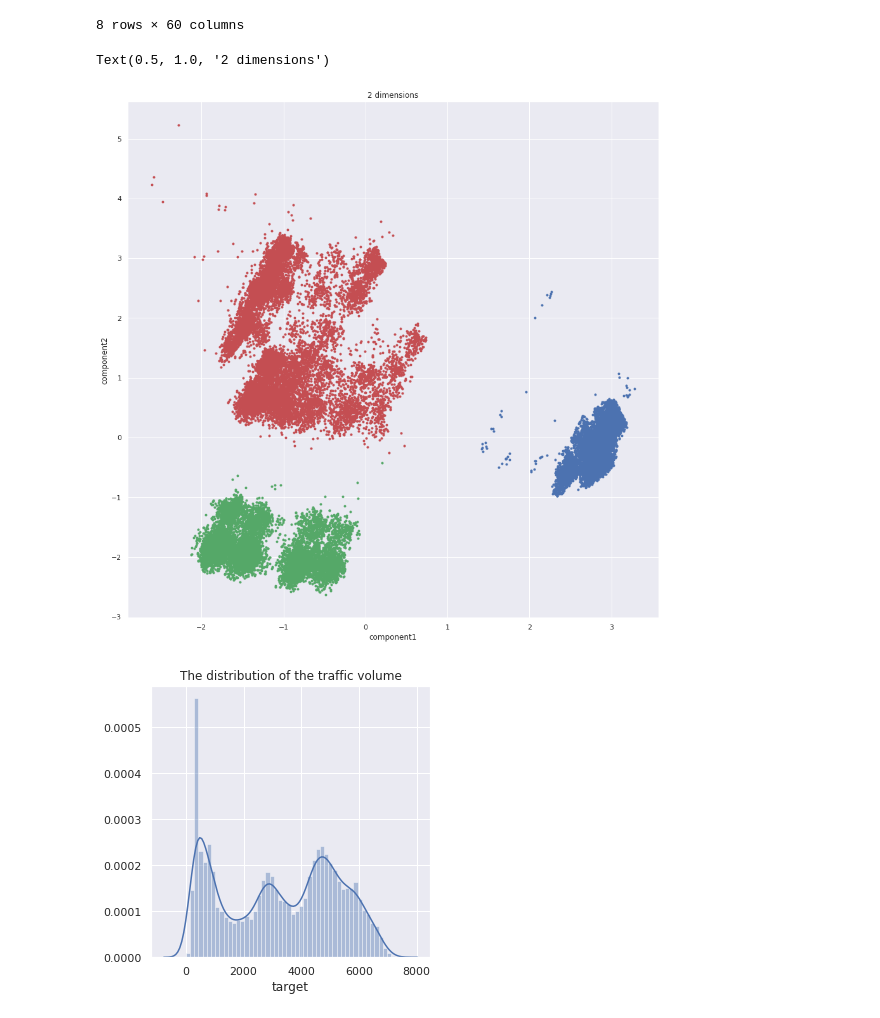
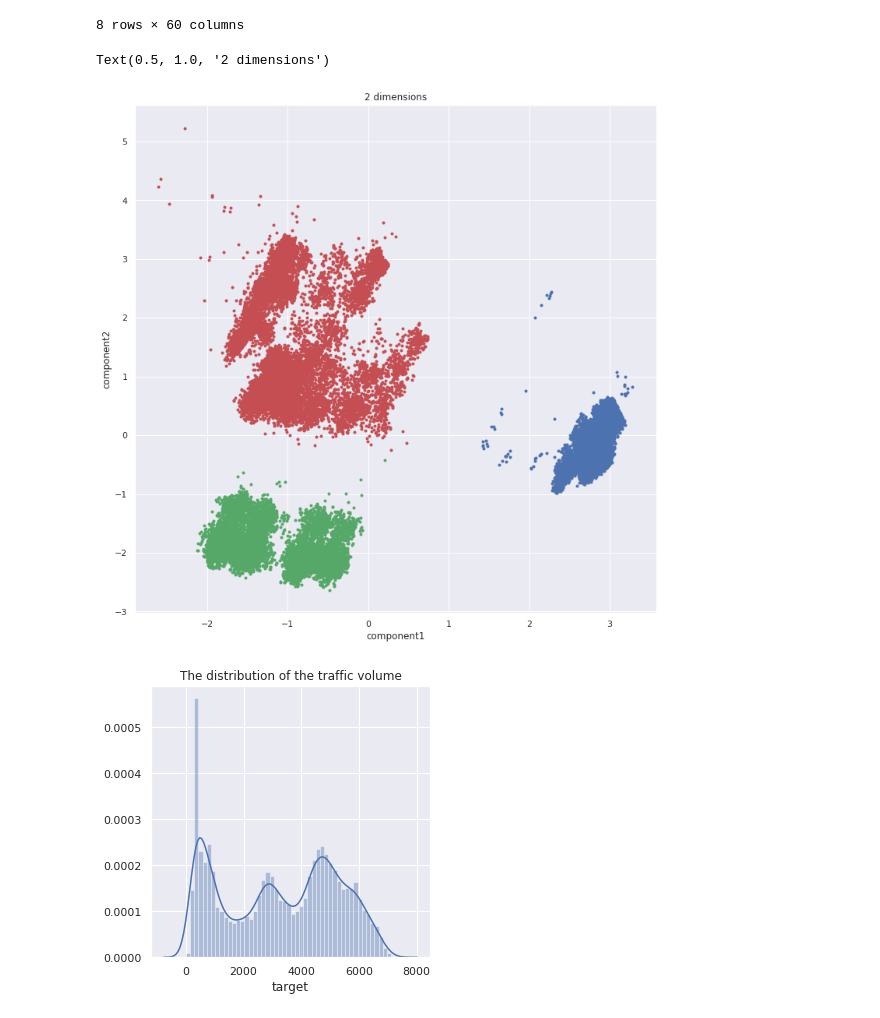
Before and after one commit to Ladiscou/AUTOBUS2, a Jupyter notebook: starting_kit/README.vizualization.ipynb, the cells around one changed output. Cells and saved outputs as stored; diff of their text form; code cells hidden in the pictures.

```diff
--- a/starting_kit/README.vizualization.ipynb
+++ b/starting_kit/README.vizualization.ipynb
@@ -101,17 +101,17 @@ tab=pca.fit_transform(scaled_data)
 kmeans=KMeans(n_clusters=3)
 cluster_kmeans = kmeans.fit_predict(tab)
 # %%
-plt.figure(figsize = (15,15))
+plt.figure(figsize = (12,12))
 plt.plot(tab[cluster_kmeans==0,0],tab[cluster_kmeans==0,1],".", color = 'b')
 plt.plot(tab[cluster_kmeans==1,0],tab[cluster_kmeans==1,1],".", color = 'r')
 plt.plot(tab[cluster_kmeans==2,0],tab[cluster_kmeans==2,1],".", color = 'g')
 
 plt.xlabel("component1")
 plt.ylabel("component2")
 plt.title("2 dimensions")
 # %% [output]
 Text(0.5, 1.0, '2 dimensions')
-[figure, old version]
+[figure, new version]
 # %%
 plt.figure(figsize = (5,5))
 sns.distplot(data['target'], bins=50)
```
Also changed, not shown: parts of 1 cell of this notebook.
